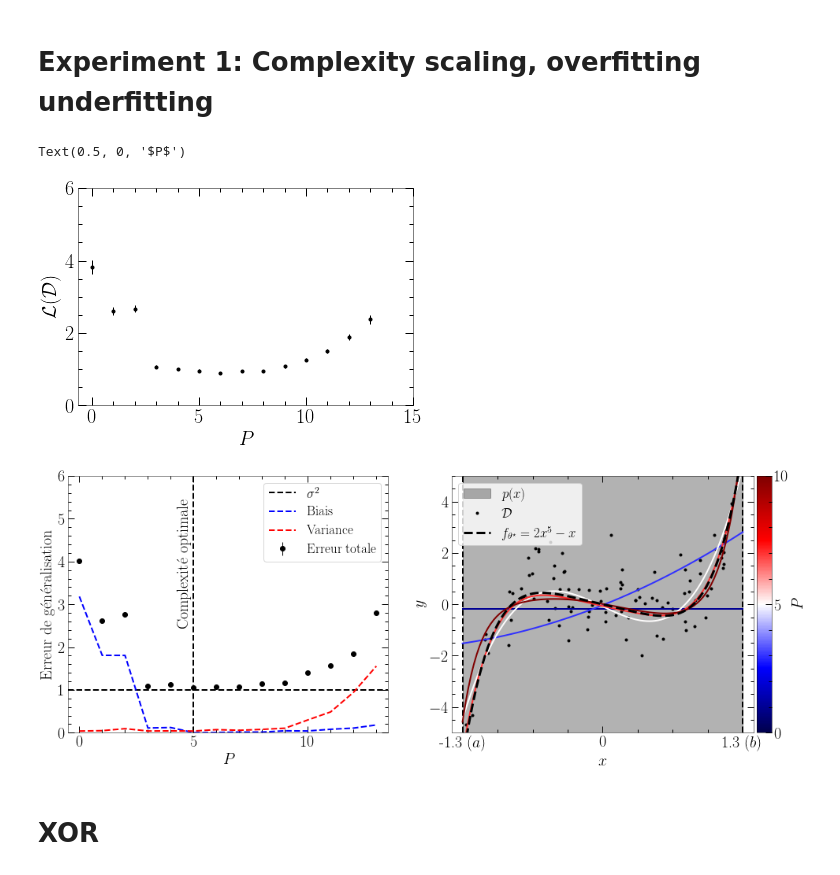
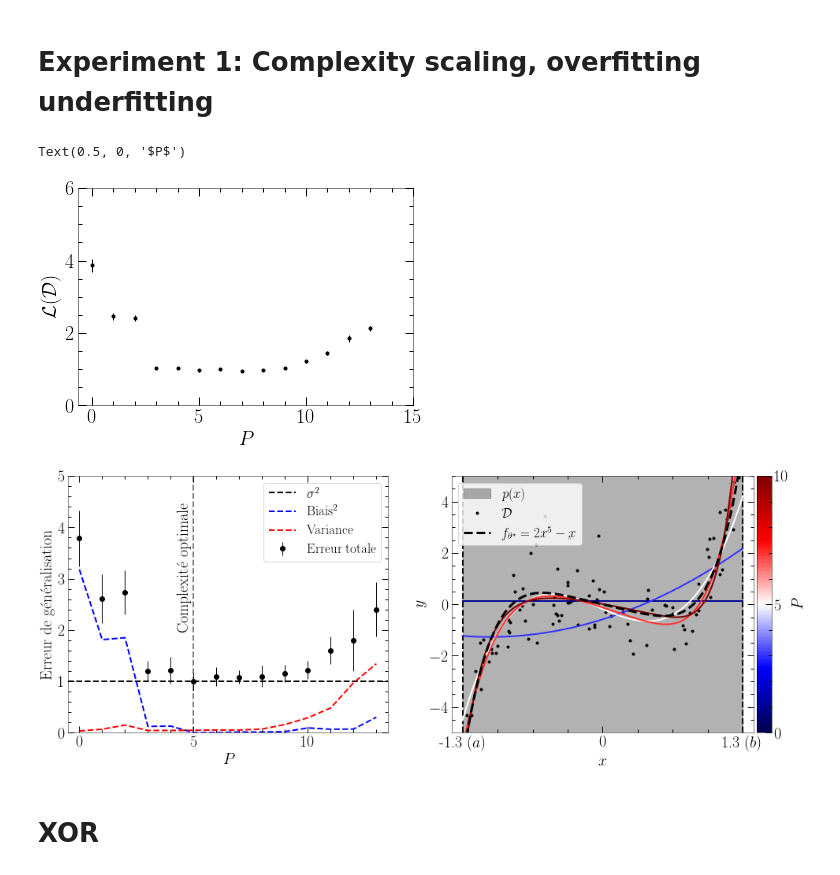
Before and after one commit to AlexandreAdam/master_thesis, a Jupyter notebook: notebooks/intro_ml.ipynb, the cells around one changed output. Drawn from its saved outputs; the diff is of its cells as text; code cells hidden in the pictures.

```diff
--- a/notebooks/intro_ml.ipynb
+++ b/notebooks/intro_ml.ipynb
@@ -45,7 +48,7 @@ def posterior(x, y):
     return np.prod(likelihood(y, x), axis=1)
 
 plt.figure(figsize=(6, 6))
-Ns = [0, 10, 100, 1000]
+Ns = [0, 10, 50, 100, 500, 1000]
 x = np.linspace(0, 1, 200)[:, None]
 for i, N in enumerate(Ns):
     y = np.random.choice(2, size=N)[None, :]
@@ -271,6 +274,7 @@ g_ell = {p: 0 for p in range(1, P)}
 g_ell_var = {p: 0 for p in range(1, P)}
 
 for p in tqdm(range(1, P)):
+    _ells = []
     for r in range(R):
         theta = tf.random.normal([p], stddev=0.1)
         x = tf.random.uniform([B]) * (b - a) + a
@@ -284,7 +288,11 @@ for p in tqdm(range(1, P)):
         y_true = f(x) + tf.random.normal(shape=[x.shape[0]]) * sigma
         y = model(x, theta_star)
         g_ell[p] += tf.reduce_mean((y_true - y)**2)
+        _ells.append(tf.reduce_mean((y_true - y)**2))
     g_ell[p] /= R
+    for r in range(R):
+        g_ell_var[p] += (_ells[r] - g_ell[p])**2
+    g_ell_var[p] /= R
 # %%
 plt.figure(figsize=(6, 4))
 for p in range(1, P):
@@ -305,7 +313,7 @@ plt.xlabel(r"$P$", fontsize=20)
 # plt.savefig("bias_variance.pdf")
 # %% [output]
 Text(0.5, 0, '$P$')
-[figure, old version]
+[figure, new version]
 # %%
 cmap = plt.cm.seismic
 fig, (ax1, ax2) = plt.subplots(1, 2, figsize=(16, 6))
@@ -314,6 +322,7 @@ sampled_x = np.random.uniform(a, b, T)
 x = np.linspace(a, b, T)
 biais = []
 variance = []
+
 
 for p in range(1, P):
     ell = 0
@@ -334,49 +343,50 @@ for p in range(1, P):
     variance.append(np.mean(f_var / R))
     if p == 1:
 #         ax1.errorbar(p-1, ell / R, yerr=np.sqrt(var) / R, fmt="o", color="k", label=r"Erreur totale")
-        ax1.errorbar(p-1, g_ell[p], yerr=0, fmt="o", color="k", label=r"Erreur totale")
+        ax1.errorbar(p-1, g_ell[p], yerr=np.sqrt(g_ell_var[p]), fmt="o", color="k", label=r"Erreur totale")
     else:
-        ax1.errorbar(p-1, g_ell[p], yerr=0, fmt="o", color="k")
+        ax1.errorbar(p-1, g_ell[p], yerr=np.sqrt(g_ell_var[p]), fmt="o", color="k")
 #         ax1.errorbar(p-1, ell / R, yerr=np.sqrt(var) / R, fmt="o", color="k")
 
-ax1.set_ylim(0, 6)
+ax1.set_ylim(0, 5)
 # plt.yscale("log")
 ax1.set_xticks([0, 5, 10, 15])
 ax1.set_xlim(-0.5, 13.5)
 ax1.set_ylabel(r"Erreur de généralisation", fontsize=20)
 ax1.set_xlabel(r"$P$", fontsize=20)
-ax1.axvline(5, ls="--", lw=2, color="k")
-ax1.annotate("Complexité optimale", color="k", xy=(4.3, 2.5), rotation=90, fontsize=20)
+ax1.axvline(5, ls="--", lw=2, color="k", alpha=0.5)
+ax1.annotate("Complexité optimale", color="k", xy=(4.3, 2), rotation=90, fontsize=20)
 ax1.axhline(sigma**2, color="k", ls="--", lw=2, label=r"$\sigma^2$")
-ax1.plot(biais, "b--", lw=2, label="Biais")
+ax1.plot(biais, "b--", lw=2, label=r"Biais$^2$")
 ax1.plot(variance, "r--", lw=2, label="Variance")
+
 ax1.legend(loc=1, fontsize=17, frameon=True)
 
 
 ax2.axvspan(xmin=a, xmax=b, ymax=5.5, ymin=-5.5, color="k", alpha=0.3, label=r"$p(x)$")
 ax2.plot(sampled_x, f(sampled_x) + np.random.normal(size=sampled_x.size)*sigma, "k.", label=r"$\mathcal{D}$")
 ax2.axvline(a, color="k", ls="--", lw=2)
 ax2.axvline(b, color="k", ls="--", lw=2)
 
 
 for p in [1, 3, 5, 7, 10]:
     ax2.plot(true_x, model(true_x, np.array(thetas[p][-1])), "-", color=cmap(p / 10), lw=2)
 ax2.set_xlim(a-0.1, b+0.1)
 ax2.set_ylim(-5, 5)
 ax2.set_xlabel(r"$x$", fontsize=20)
 ax2.set_ylabel(r"$y$", fontsize=20)
 ax2.set_xticks([a, 0, b], [fr"{a} ($a$)", r"$0$", rf"{b} ($b$)"])
 ax2.plot(true_x, f(true_x), "k--", lw=3, label=r"$f_{\theta^\star} = 2x^5 - x$")
 ax2.legend(loc=2, fontsize=17, frameon=True)
 
 divider = make_axes_locatable(ax2)
 cax = divider.append_axes('right', size='5%', pad=0.05)
 cbar = fig.colorbar(plt.cm.ScalarMappable(cmap=cmap), cax=cax, orientation='vertical')
 # cbar = plt.colorbar(plt.cm.ScalarMappable(cmap=cmap))
 cbar.ax.set_yticks([0, 0.5, 1], labels=["0", r"$5$", r"$10$"])
 cbar.ax.set_ylabel(r"$P$", fontsize=20)
 plt.savefig("bias_variance.pdf")
 # %% [output]
-[figure, old version]
+[figure, new version]
 # %% [markdown]
 # XOR
```
Also changed, not shown: parts of 5 cells of this notebook, 14 other files.
